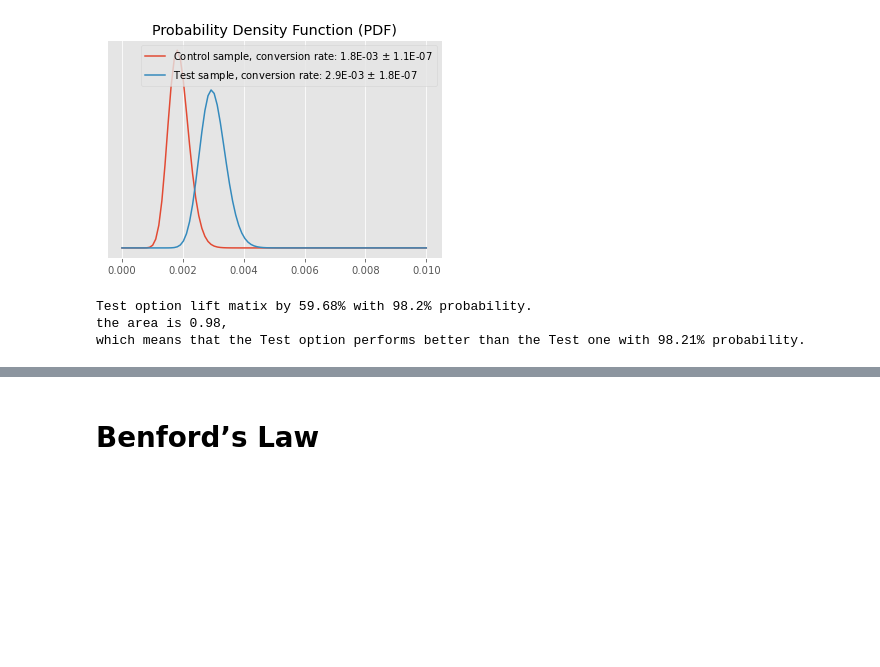
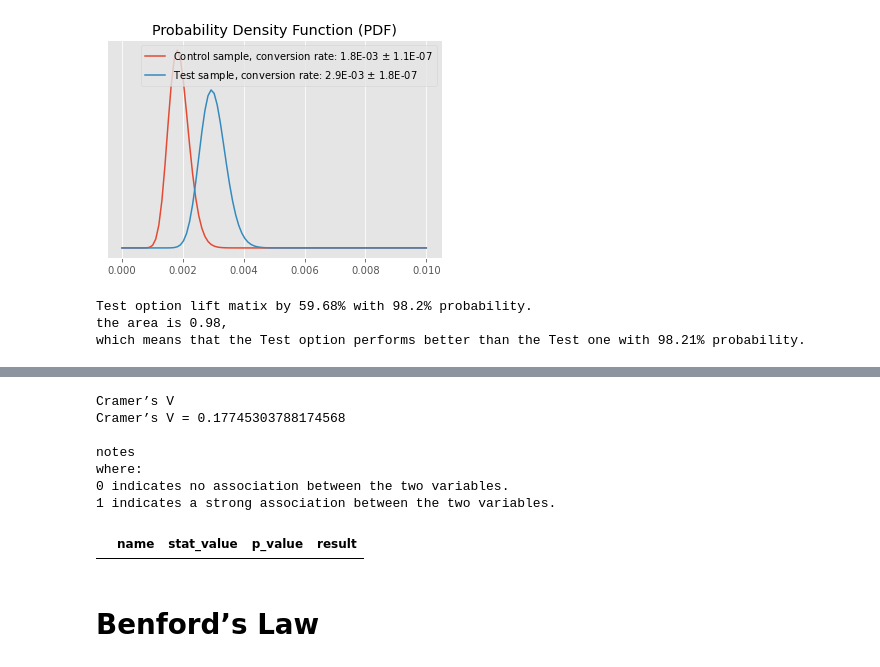
Before and after one commit to imanursar/Machine-Learning-Notes, a Jupyter notebook: Custom Function/Statistic Function.ipynb, the cells around one changed output, grey strips where cells are left out. Cells and saved outputs as stored; diff of their text form; code cells hidden in the pictures; blank space fills up the shorter version.

```diff
--- a/Custom Function/Statistic Function.ipynb
+++ b/Custom Function/Statistic Function.ipynb
@@ -362,3 +390,16 @@ H0: two models have the same efficacy
+# %%
+data = np.array([[6,9], [8, 5], [12, 9]])
+# %%
+statistic.stat_test(pd.DataFrame(data),types='ab_test', sub_type='cramer')
+# %% [output]
+Cramer’s V
+Cramer’s V = 0.17745303788174568
+
+notes
+where:
+0 indicates no association between the two variables.
+1 indicates a strong association between the two variables.
+|  | name | stat_value | p_value | result |
 # %% [markdown]
 # Benford’s Law
 # %%
```
Also changed, not shown: parts of 4 cells of this notebook.
